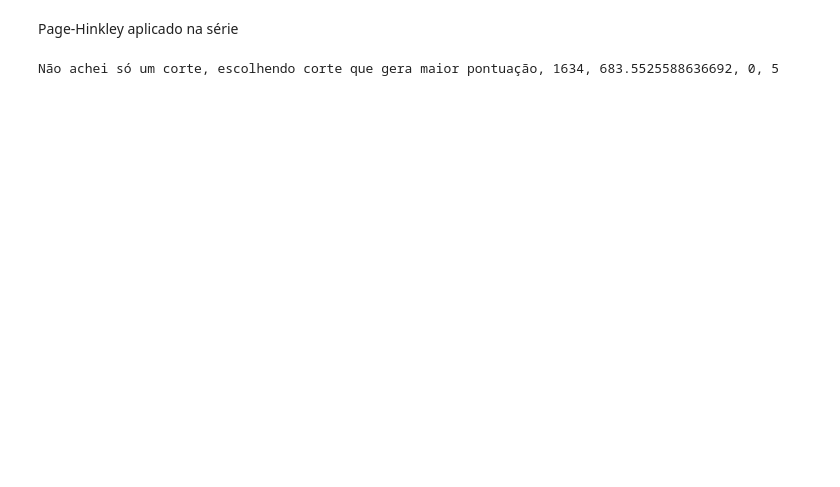
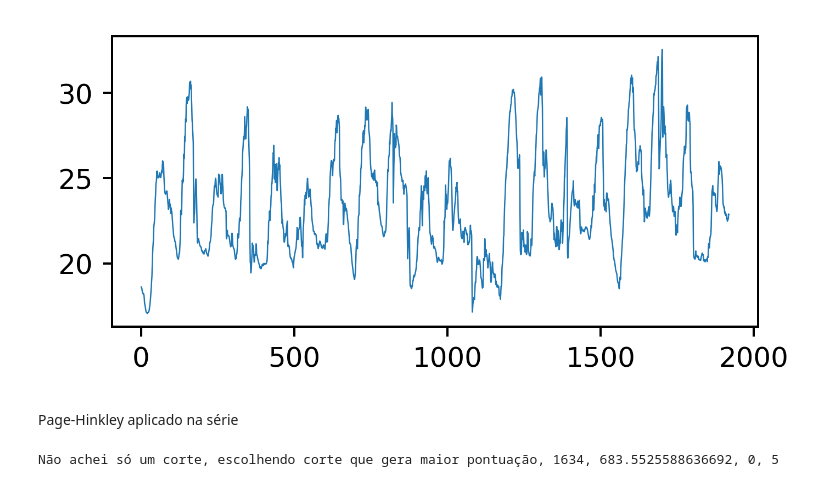
Before and after one commit to BobVitorBob/XTSTree, a Jupyter notebook: evaluate_topdown.ipynb, the cells around one changed output. Saved outputs shown, nothing was run; the diff lists cells and outputs as text; code cells hidden in the pictures; blank space fills up the shorter version.

```diff
--- a/evaluate_topdown.ipynb
+++ b/evaluate_topdown.ipynb
@@ -73,6 +73,10 @@ def rmse(y, y_hat):
     return np.sqrt(np.mean(np.square(y - y_hat)))
 # %%
 series = np.array(pd.read_csv('./datasets/base datasets/23025122/export_automaticas_23025122_tempmedar2m.csv')['tempmedar2m'][:96*20])
+# %%
+plot(series)
+# %% [output]
+[figure, added]
 # %% [markdown]
 Page-Hinkley aplicado na série
 # %%
```
Also changed, not shown: parts of 11 cells of this notebook.
